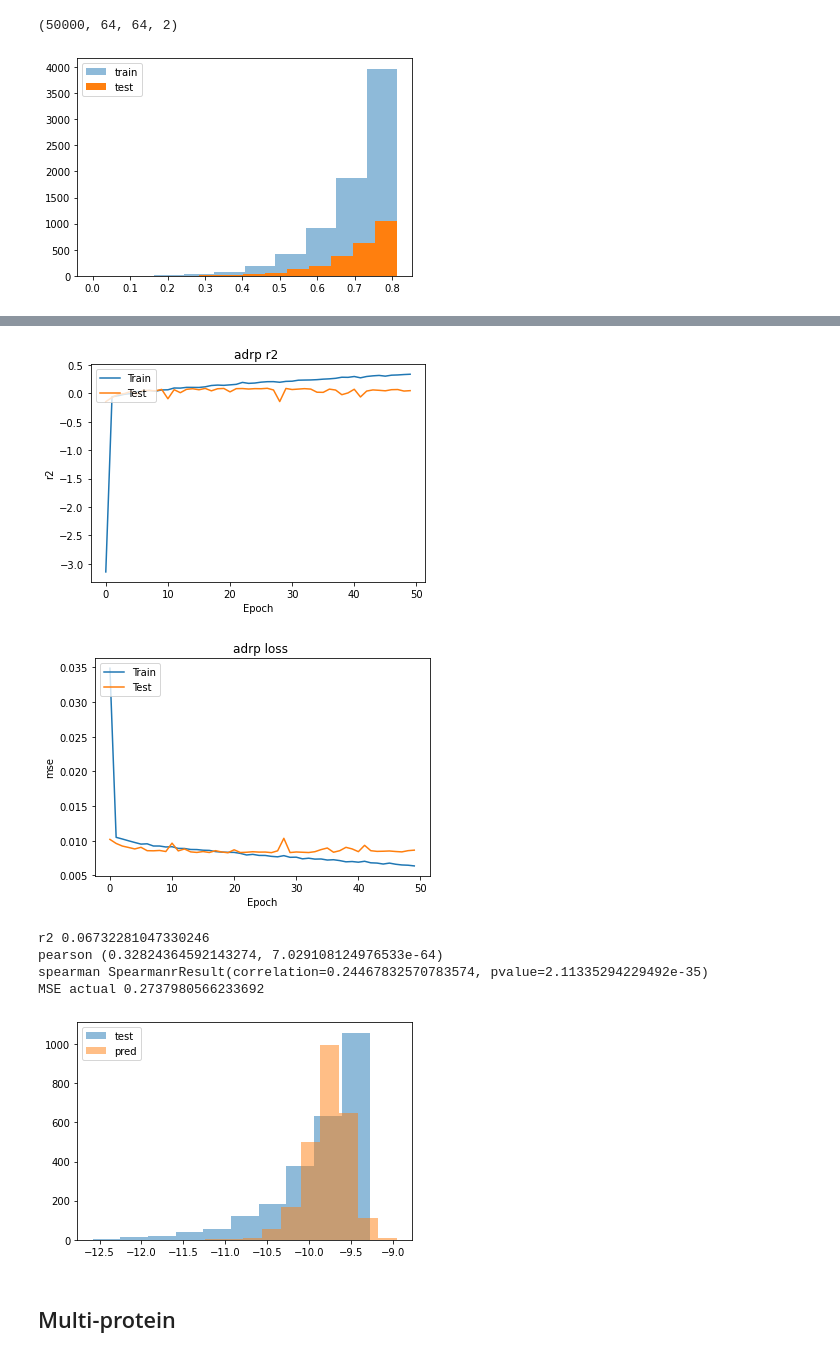
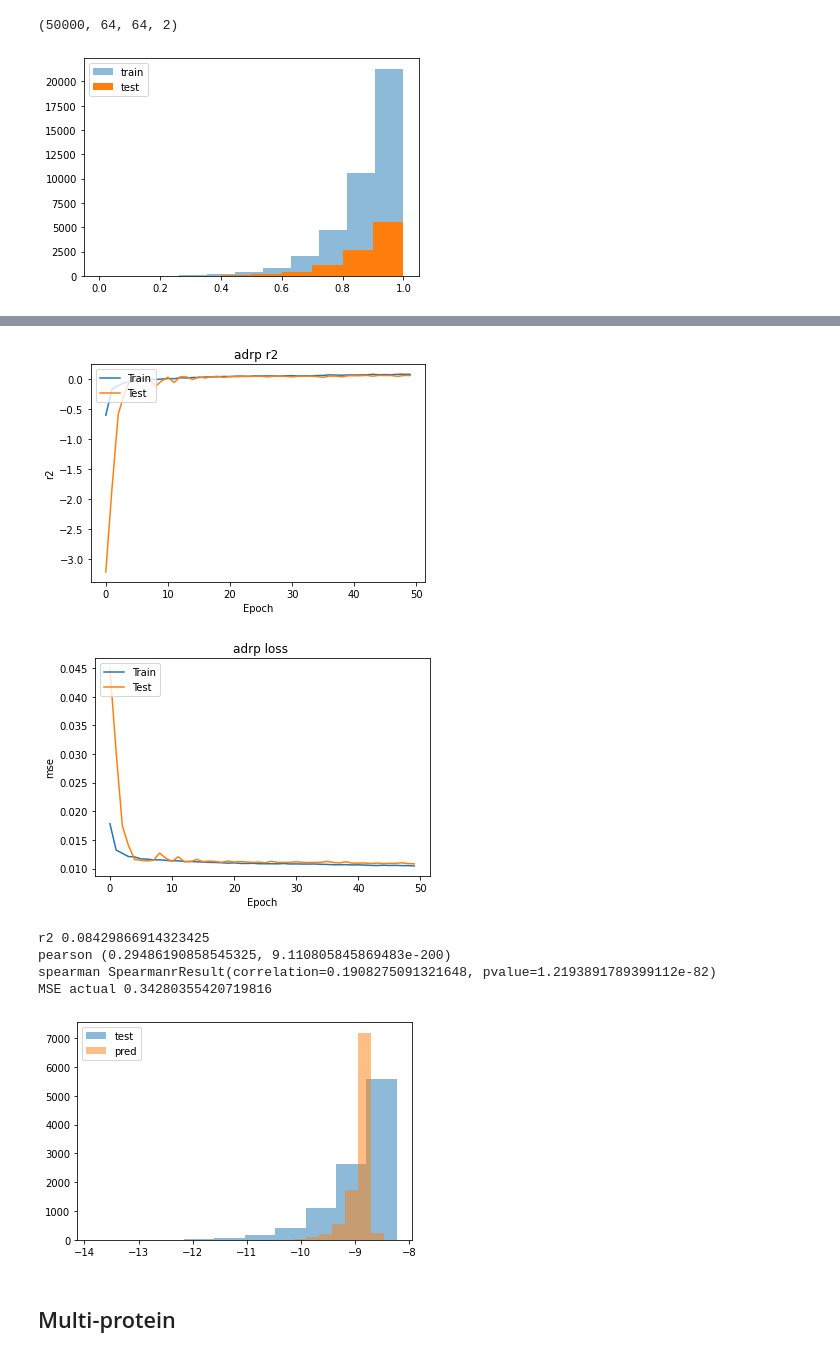
Before and after one commit to shahashka/ml-fragment, a Jupyter notebook: run_notebook.ipynb, the cells around one changed output, grey strips where cells are left out. Cells and saved outputs as stored; diff of their text form; code cells hidden in the pictures.

```diff
--- a/run_notebook.ipynb
+++ b/run_notebook.ipynb
@@ -341,0 +431,15 @@ def maker_w_strings(data):
+# %%
+maps_jak2=[]
+num_residues = save_pocket("results/5aep.pdb", "results/results_small.sdf", "results/pocket.pdb")
+print("done creating pocket")
+s, pdb_string = stringify("results/results.sdf", "results/pocket.pdb", 50223)
+pdb_string = [pdb_string for x in range(len(s))]
+
+with multiprocessing.Pool(32) as p:
+    num_states = len(s)
+    data = list(zip(range(num_states), s, num_residues*np.ones(num_states,dtype=int), pdb_string))
+    itern = p.imap(maker_w_strings, data)
+    for i,p_contact_matrix in enumerate(tqdm(itern, total=num_states)):
+        maps_jak2.append(p_contact_matrix)
+p.close()
+p.join()
@@ -385,5 +696,5 @@ def r2_keras(y_true, y_pred):
 # %%
-X_train, X_test, y_train, y_test = train_test_split(images_adrp[0:10000], docks[0:10000], test_size=0.25,
+X_train, X_test, y_train, y_test = train_test_split(images_adrp, docks, test_size=0.2,
                                                          shuffle=True)
 
 # plot train/test split
@@ -394,14 +705,33 @@ plt.show()
 
 # model stuff
 dr = 0.1
+
+
 model = Sequential()
-model.add(Conv2D(3, kernel_size=(2, 2),
+model.add(Conv2D(3, kernel_size=(6, 6),
                  activation='relu',
                  input_shape=(64,64,2)))
-model.add(Conv2D(32, (3, 3), activation='relu'))
+model.add(MaxPooling2D(pool_size=(2,2)))
+model.add(Dropout(dr))
+
 model.add(Conv2D(32, (3, 3), activation='relu'))
 model.add(MaxPooling2D(pool_size=(2,2)))
 model.add(Dropout(dr))
+
+model.add(Conv2D(32, (3, 3), activation='relu'))
+model.add(MaxPooling2D(pool_size=(2,2)))
+model.add(Dropout(dr))
+
+# model.add(Conv2D(32, (3, 3), activation='relu'))
+# model.add(MaxPooling2D(pool_size=(2,2)))
+
+# model.add(Dropout(dr))
+
+# model.add(Conv2D(32, (3, 3), activation='relu'))
+# model.add(MaxPooling2D(pool_size=(2,2)))
+
+# model.add(Dropout(dr))
+
 model.add(Flatten())
 #     model.add(Dense(128, activation='relu'))
 #     model.add(Dense(64, activation='relu'))
@@ -411,7 +741,7 @@ model.add(Dense(64, activation='relu'))
 model.add(Dense(1))
 
 model.compile(loss=tf.keras.losses.mean_squared_error,
-              optimizer=tf.keras.optimizers.Adam(lr=5e-5),
+              optimizer=tf.keras.optimizers.Adam(lr=1e-3),
               metrics=['mean_squared_error', r2_keras])
 print(model.summary())
 history = model.fit(X_train, y_train,
@@ -452,4 +782,4 @@ plt.hist(y_pred_inv,alpha=0.5, label="pred")
 plt.legend()
 plt.show()
 # %% [output]
-[figure, old version]
+[figure, new version]
@@ -473,10 +803,10 @@ Epoch 50/50
-[figure, old version]
+[figure, new version]
-[figure, old version]
+[figure, new version]
-r2 0.06732281047330246
-pearson (0.32824364592143274, 7.029108124976533e-64)
-spearman SpearmanrResult(correlation=0.24467832570783574, pvalue=2.11335294229492e-35)
-MSE actual 0.2737980566233692
+r2 0.08429866914323425
+pearson (0.29486190858545325, 9.110805845869483e-200)
+spearman SpearmanrResult(correlation=0.1908275091321648, pvalue=1.2193891789399112e-82)
+MSE actual 0.34280355420719816
-[figure, old version]
+[figure, new version]
 # %% [markdown]
 ## Multi-protein
 # %%
```
Also changed, not shown: parts of 20 cells of this notebook, 2 other files.
